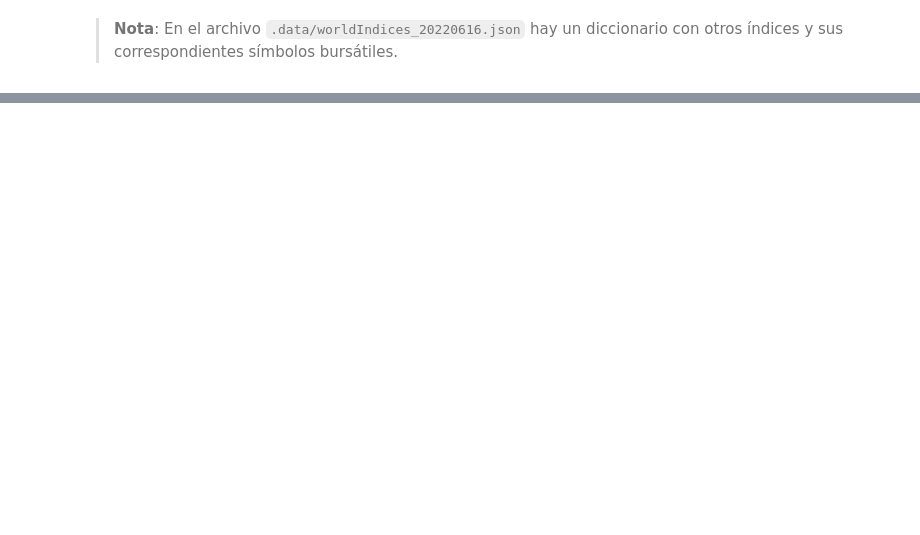
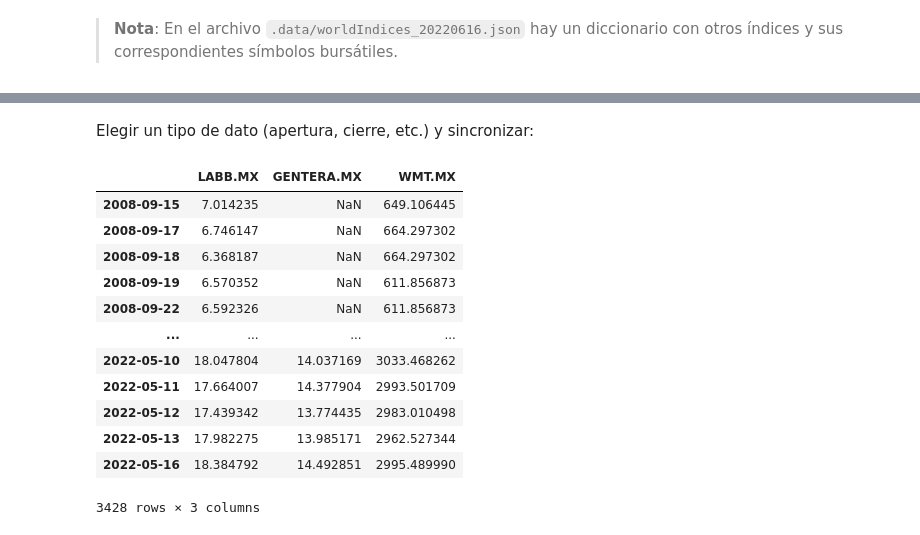
Before and after one commit to mijailo/timeSeriesCorrelations, a Jupyter notebook: 1 - Descarga y preparación de datos.ipynb, the cells around one changed output, grey strips where cells are left out. Cells and saved outputs as stored; diff of their text form; code cells hidden in the pictures; blank space fills up the shorter version.

```diff
--- a/1 - Descarga y preparación de datos.ipynb
+++ b/1 - Descarga y preparación de datos.ipynb
@@ -369,0 +373,8 @@ El archivo luce así:
+# %%
+listaTickers=['LABB.MX','GENTERA.MX','WMT.MX'] #Genomma Lab, Gentera, Walmart
+bmvStocks = yf(listaTickers)
+bmvHistoricalPrices=bmvStocks.get_historical_price_data(
+    dateFirst,
+    dateLast,
+    'daily'
+)
@@ -369,0 +415,38 @@ El archivo luce así:
+# %% [markdown]
+Elegir un tipo de dato (apertura, cierre, etc.) y sincronizar:
+# %%
+kind='adjclose'
+bmvStocksDataFrame=pd.DataFrame()
+for stock,data in bmvHistoricalPrices.items():
+    series=pd.Series(
+        [d[kind] for d in data['prices']],
+        index=[d['formatted_date'] for d in data['prices']],
+        name=stock
+    )
+    bmvStocksDataFrame=pd.concat(
+        [
+            bmvStocksDataFrame,
+            series
+        ],
+        axis=1
+    )
+
+del(series)
+# %%
+bmvStocksDataFrame.name=kind
+bmvStocksDataFrame.index=pd.to_datetime(bmvStocksDataFrame.index)
+bmvStocksDataFrame
+# %% [output]
+|  | LABB.MX | GENTERA.MX | WMT.MX |
+| 2008-09-15 | 7.014235 | NaN | 649.106445 |
+| 2008-09-17 | 6.746147 | NaN | 664.297302 |
+| 2008-09-18 | 6.368187 | NaN | 664.297302 |
+| 2008-09-19 | 6.570352 | NaN | 611.856873 |
+| 2008-09-22 | 6.592326 | NaN | 611.856873 |
+| ... | ... | ... | ... |
+| 2022-05-10 | 18.047804 | 14.037169 | 3033.468262 |
+| 2022-05-11 | 17.664007 | 14.377904 | 2993.501709 |
+| 2022-05-12 | 17.439342 | 13.774435 | 2983.010498 |
+| 2022-05-13 | 17.982275 | 13.985171 | 2962.527344 |
+| 2022-05-16 | 18.384792 | 14.492851 | 2995.489990 |
+3428 rows × 3 columns
```
Also changed, not shown: parts of 29 cells of this notebook, 9 other files.
